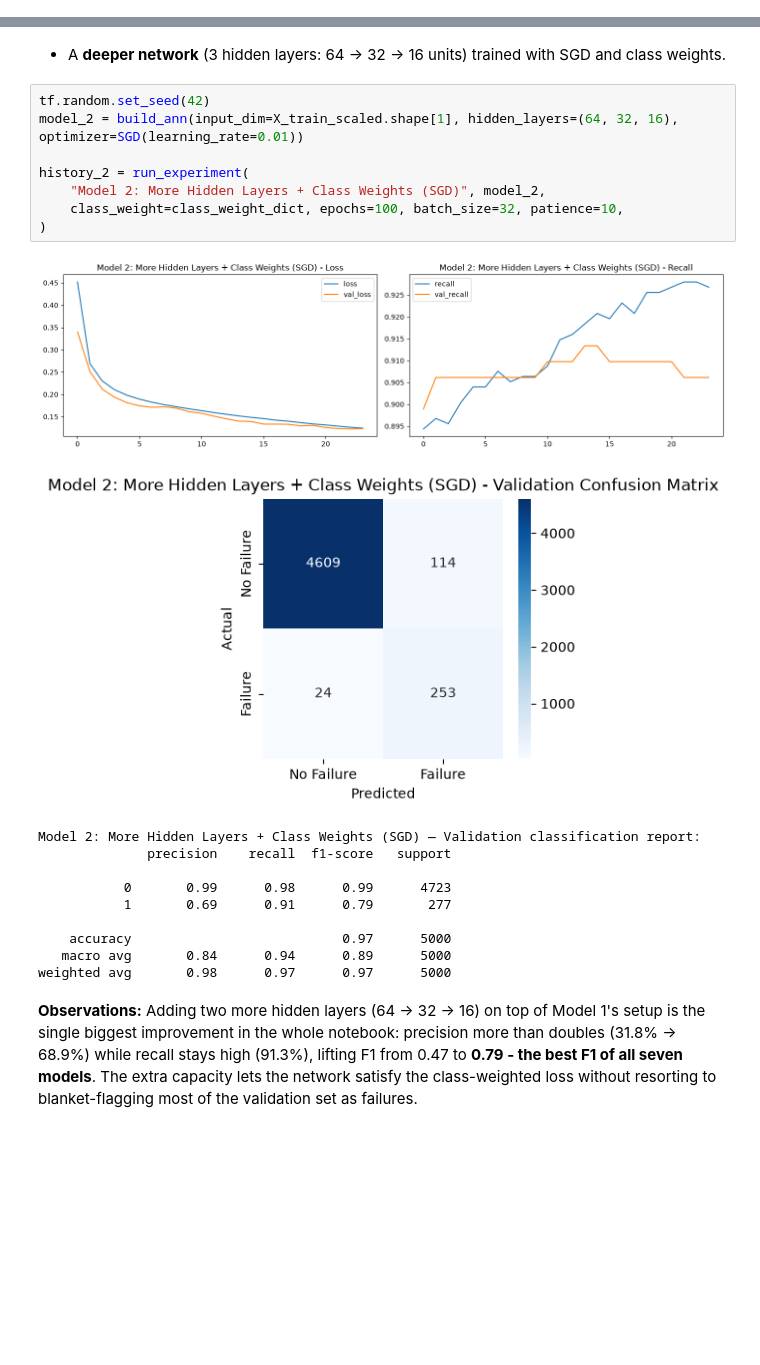
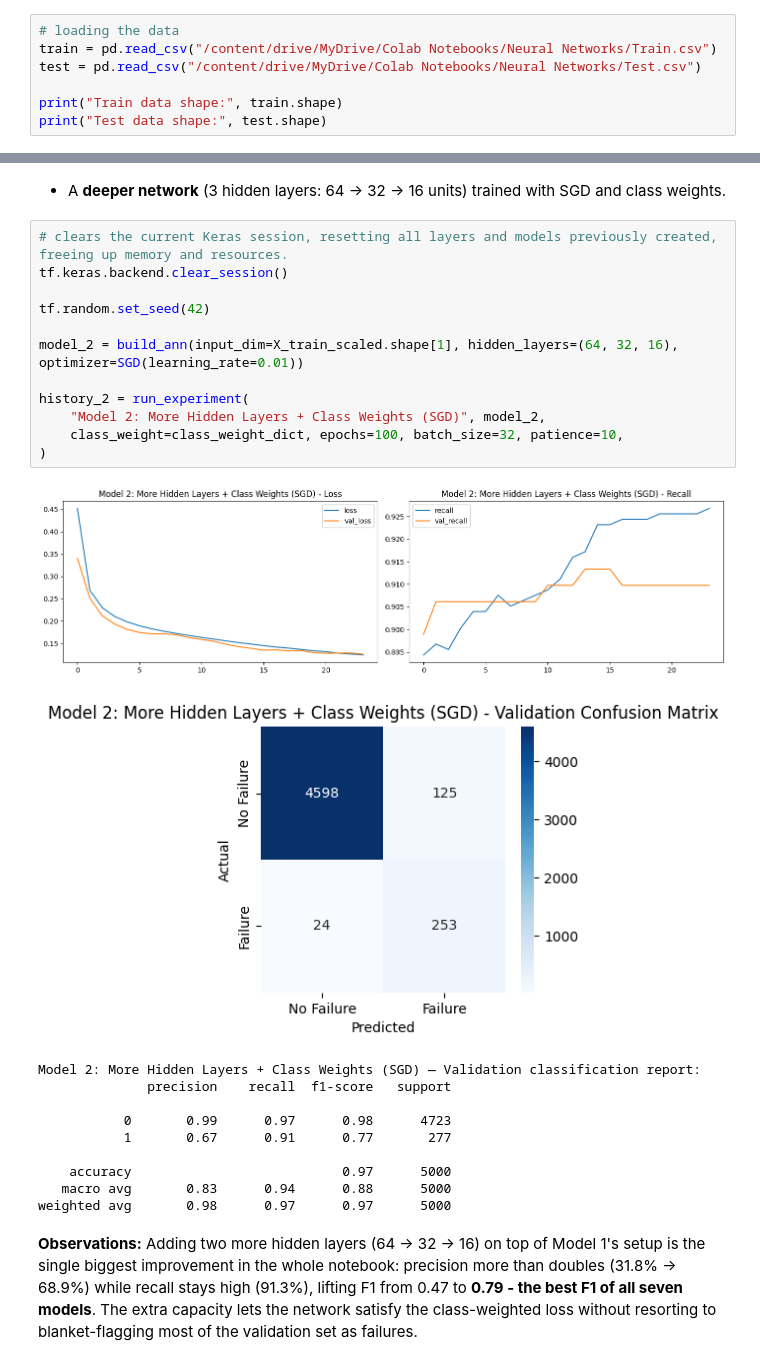
Before and after one commit to alienrivero/great-learning-aiml, a Jupyter notebook: Neural Networks/ReneWind/INN_ReneWind_Main_Project_FullCode_Notebook.ipynb, the cells around one changed output, grey strips where cells are left out. Cells and saved outputs as stored; diff of their text form; blank space fills up the shorter version.

```diff
--- a/Neural Networks/ReneWind/INN_ReneWind_Main_Project_FullCode_Notebook.ipynb
+++ b/Neural Networks/ReneWind/INN_ReneWind_Main_Project_FullCode_Notebook.ipynb
@@ -98,0 +91,7 @@ Test data shape: (5000, 41)
+# %%
+# loading the data
+train = pd.read_csv("/content/drive/MyDrive/Colab Notebooks/Neural Networks/Train.csv")
+test = pd.read_csv("/content/drive/MyDrive/Colab Notebooks/Neural Networks/Test.csv")
+
+print("Train data shape:", train.shape)
+print("Test data shape:", test.shape)
@@ -455,24 +458,28 @@ weighted avg       0.96      0.89      0.91      5000
 # %% [markdown]
 - A **deeper network** (3 hidden layers: 64 -> 32 -> 16 units) trained with SGD and class weights.
 # %%
+# clears the current Keras session, resetting all layers and models previously created, freeing up memory and resources.
+tf.keras.backend.clear_session()
+
 tf.random.set_seed(42)
+
 model_2 = build_ann(input_dim=X_train_scaled.shape[1], hidden_layers=(64, 32, 16), optimizer=SGD(learning_rate=0.01))
 
 history_2 = run_experiment(
     "Model 2: More Hidden Layers + Class Weights (SGD)", model_2,
     class_weight=class_weight_dict, epochs=100, batch_size=32, patience=10,
 )
 # %% [output]
-[figure, old version]
+[figure, new version]
-[figure, old version]
+[figure, new version]
 Model 2: More Hidden Layers + Class Weights (SGD) — Validation classification report:
               precision    recall  f1-score   support
 
-           0       0.99      0.98      0.99      4723
-           1       0.69      0.91      0.79       277
+           0       0.99      0.97      0.98      4723
+           1       0.67      0.91      0.77       277
 
     accuracy                           0.97      5000
-   macro avg       0.84      0.94      0.89      5000
+   macro avg       0.83      0.94      0.88      5000
 weighted avg       0.98      0.97      0.97      5000
 # %% [markdown]
 **Observations:** Adding two more hidden layers (64 -> 32 -> 16) on top of Model 1's setup is the single biggest improvement in the whole notebook: precision more than doubles (31.8% -> 68.9%) while recall stays high (91.3%), lifting F1 from 0.47 to **0.79 - the best F1 of all seven models**. The extra capacity lets the network satisfy the class-weighted loss without resorting to blanket-flagging most of the validation set as failures.
```
Also changed, not shown: parts of 23 cells of this notebook, 1 other file.
